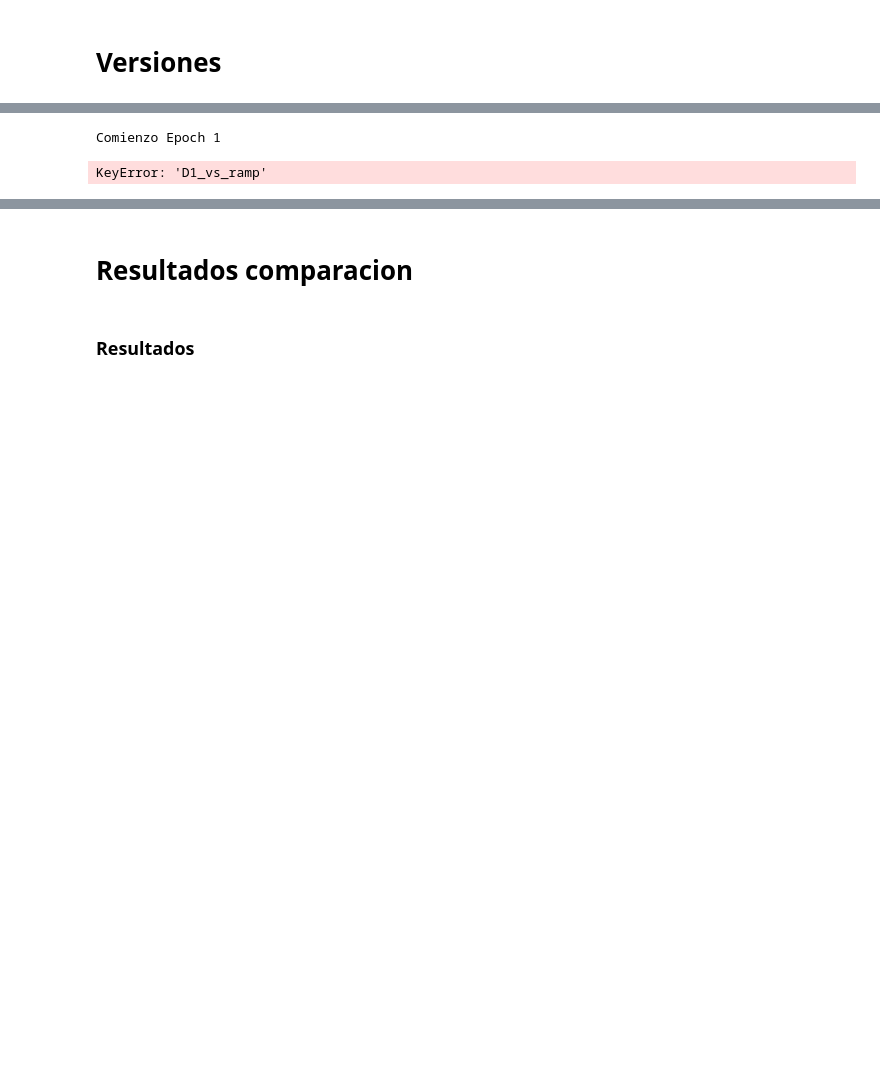
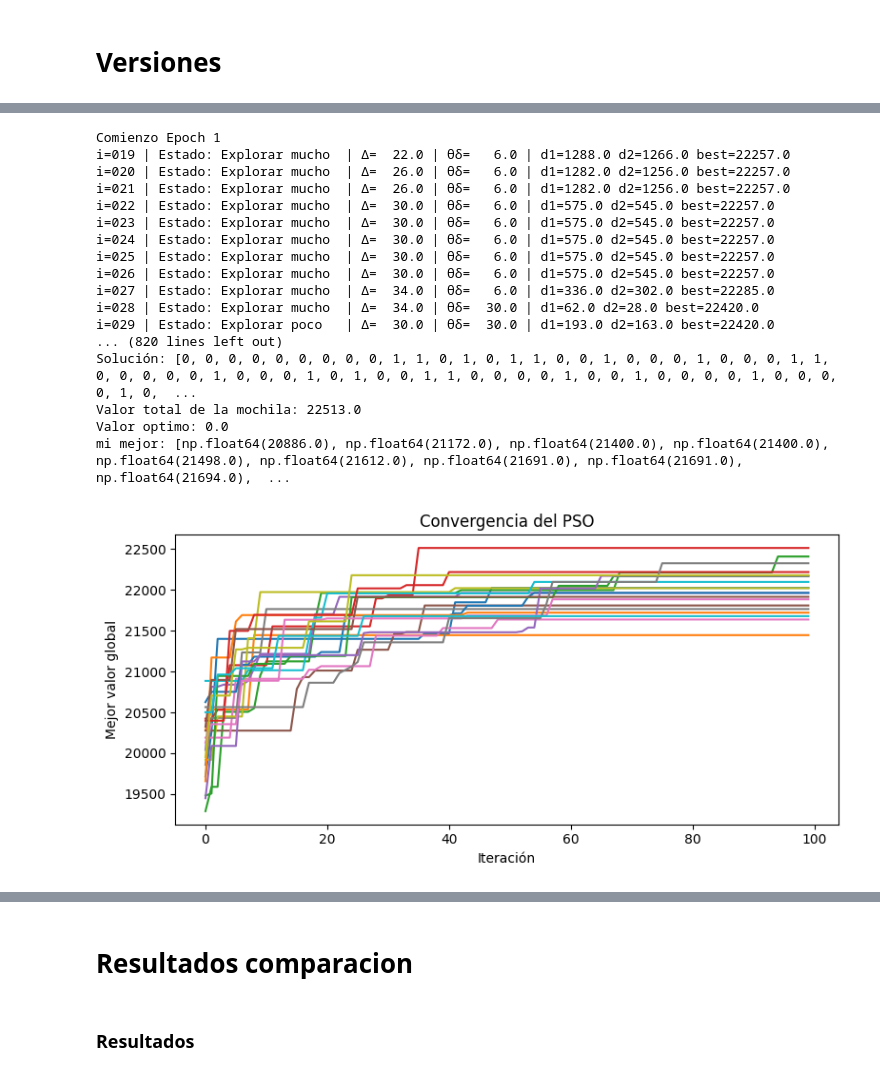
Before and after one commit to jochevipe/DTW_optimization, a Jupyter notebook: LB2_MKP.ipynb, the cells around one changed output, grey strips where cells are left out. Cells and saved outputs as stored; diff of their text form; code cells hidden in the pictures; blank space fills up the shorter version.

```diff
--- a/LB2_MKP.ipynb
+++ b/LB2_MKP.ipynb
@@ -528,7 +534,8 @@ mi mejor: [21660.0, 21660.0, 21660.0, 22577.0, 22577.0, 22577.0, 22577.0, 22577.
 # %%
 from dtw_stagnation import StagnationMonitor, StagnationConfig
+results_autoadaptativa = []
 
-#original
+# Versión Autoadaptativa (4 Estados DTW)
 for aux in range(epoch):
   print(f"Comienzo Epoch {aux + 1}")
 
@@ -540,7 +547,7 @@ for aux in range(epoch):
           patience=2,         # espera 2 confirmaciones antes de disparar
           min_slope=2.0,      # exige al menos +2 unidades por iter
           use_ddtw=True,      # analiza la forma (pendientes)
-          adapt_thresholds=False  # usa umbrales fijos más predecibles
+          adapt_thresholds=True  # usa umbrales fijos más predecibles
       )
   )
 
@@ -565,14 +572,37 @@ for aux in range(epoch):
   # Optimización con PSO
   for iteracion in range(num_iteraciones):
 
+    # --- 1. DTW y Autoadaptación ---
+    inercia = 0.65
+    coeficiente_cognitivo = 2.0
+    coeficiente_social = 2.0
+    estado_actual = "Warm-up"
+
+    out = mon.update(mejor_valor_global)
+
+    if out.get("ready"):
+        delta = out["delta"]
+        theta_delta = out["theta_delta"]
+
+        if delta > theta_delta:
+            estado_actual = "Explorar mucho"
+            inercia = 0.9; coeficiente_cognitivo = 2.5; coeficiente_social = 0.5
+        elif 0 <= delta <= theta_delta:
+            estado_actual = "Explorar poco"
+            inercia = 0.75; coeficiente_cognitivo = 2.2; coeficiente_social = 1.0
+        elif -theta_delta <= delta < 0:
+            estado_actual = "Explotar poco"
+            inercia = 0.65; coeficiente_cognitivo = 2.0; coeficiente_social = 2.0
+        else:
+            estado_actual = "Explotar mucho"
+            inercia = 0.4; coeficiente_cognitivo = 1.0; coeficiente_social = 2.8
+
     # Calcular G1, G2, G3
     G1 = G1_f + (G1_i - G1_f)/(1 - num_iteraciones)*(iteracion - num_iteraciones)
     G2 = G2_f + (G2_i - G2_f)/(1 - num_iteraciones)*(iteracion - num_iteraciones)
     G3 = G3_f + (G3_i - G3_f)/(1 - num_iteraciones)*(iteracion - num_iteraciones)
 
-
     for particula in particulas:
-      # Actualizar velocidad y posición de la partícula
       velocidad = np.array(particula['solucion']) * inercia + \
                   np.array(particula['mejor_solucion_personal']) * coeficiente_cognitivo * random.random() + \
                   np.array(mejor_solucion_global) * coeficiente_social * random.random()
@@ -608,67 +638,71 @@ for aux in range(epoch):
         particula['solucion'] = x2
         particula['valor'] = x2_fitness
 
-
-      # Actualizar la mejor solución personal
       if particula['valor'] > particula['mejor_valor_personal']:
         particula['mejor_valor_personal'] = particula['valor']
         particula['mejor_solucion_personal'] = particula['solucion']
 
-      # Actualizar el mejor global
       if particula['valor'] > mejor_valor_global:
         mejor_valor_global = particula['valor']
         mejor_solucion_global = particula['solucion']
-
 
     lista = []
     for particula in particulas:
       lista.append(particula['valor'])
 
     historial_mejor_global.append(lista)
-    #mio
     historial_mejor_global2.append(mejor_valor_global)
-    out = mon.update(mejor_valor_global)
-
-    d1 = out['D1_vs_ramp']
-    d2 = out["D2_vs_const"]
-    dif_delta = out["delta"]
 
     if out.get("ready"):
       print(
-          f"iter={iteracion:03d}",
-          f"n={out['n']}",
-          f"D1={out['D1_vs_ramp']:.3f}",
-          f"D2={out['D2_vs_const']:.3f}",
-          f"Δ={out['delta']:.3f}",
-          f"θc={out['theta_c']:.2f}",
-          f"θr={out['theta_r']:.2f}",
-          f"no_improve={out['no_improve_len']}",
-          f"fire={out['fire']}",
+          f"i={iteracion:03d} |",
+          f"Estado: {estado_actual:<15} |",
+          f"Δ={out['delta']:6.1f} |",
+          f"θδ={out['theta_delta']:6.1f} |",
+          f"d1={out['D1_vs_ramp']}",
+          f"d2={out['D2_vs_const']}",
+          #f"w={inercia:.2f} c1={coeficiente_cognitivo:.1f} c2={coeficiente_social:.1f} |",
           f"best={mejor_valor_global:.1f}"
       )
 
-  results_original.append(mejor_valor_global)
+  results_autoadaptativa.append(mejor_valor_global)
   print(f"Fin Epoch {aux + 1}")
 
-print(results_original)
+print(results_autoadaptativa)
 # Resultados
 print("Mejor solución encontrada:")
 print("Solución:", mejor_solucion_global)
 print("Valor total de la mochila:", mejor_valor_global)
 print("Valor optimo:", valor_optimo)
 print("mi mejor:", historial_mejor_global2)
 
 # Gráfico para KAKA
 plt.figure(figsize=(8, 4))
 # Gráfico para historial_mejor_global
 plt.subplot(111)
 plt.plot(historial_mejor_global)
 plt.title("Convergencia del PSO")
 plt.xlabel("Iteración")
 plt.ylabel("Mejor valor global")
 
 plt.tight_layout()
 plt.show()
 # %% [output]
 Comienzo Epoch 1
+i=019 | Estado: Explorar mucho  | Δ=  22.0 | θδ=   6.0 | d1=1288.0 d2=1266.0 best=22257.0
+i=020 | Estado: Explorar mucho  | Δ=  26.0 | θδ=   6.0 | d1=1282.0 d2=1256.0 best=22257.0
+i=021 | Estado: Explorar mucho  | Δ=  26.0 | θδ=   6.0 | d1=1282.0 d2=1256.0 best=22257.0
+i=022 | Estado: Explorar mucho  | Δ=  30.0 | θδ=   6.0 | d1=575.0 d2=545.0 best=22257.0
+i=023 | Estado: Explorar mucho  | Δ=  30.0 | θδ=   6.0 | d1=575.0 d2=545.0 best=22257.0
+i=024 | Estado: Explorar mucho  | Δ=  30.0 | θδ=   6.0 | d1=575.0 d2=545.0 best=22257.0
+i=025 | Estado: Explorar mucho  | Δ=  30.0 | θδ=   6.0 | d1=575.0 d2=545.0 best=22257.0
+i=026 | Estado: Explorar mucho  | Δ=  30.0 | θδ=   6.0 | d1=575.0 d2=545.0 best=22257.0
+i=027 | Estado: Explorar mucho  | Δ=  34.0 | θδ=   6.0 | d1=336.0 d2=302.0 best=22285.0
+i=028 | Estado: Explorar mucho  | Δ=  34.0 | θδ=  30.0 | d1=62.0 d2=28.0 best=22420.0
+i=029 | Estado: Explorar poco   | Δ=  30.0 | θδ=  30.0 | d1=193.0 d2=163.0 best=22420.0
+... (820 lines left out)
+Solución: [0, 0, 0, 0, 0, 0, 0, 0, 0, 1, 1, 0, 1, 0, 1, 1, 0, 0, 1, 0, 0, 0, 1, 0, 0, 0, 1, 1, 0, 0, 0, 0, 0, 1, 0, 0, 0, 1, 0, 1, 0, 0, 1, 1, 0, 0, 0, 0, 1, 0, 0, 1, 0, 0, 0, 0, 1, 0, 0, 0, 0, 1, 0,  ...
+Valor total de la mochila: 22513.0
+Valor optimo: 0.0
+mi mejor: [np.float64(20886.0), np.float64(21172.0), np.float64(21400.0), np.float64(21400.0), np.float64(21498.0), np.float64(21612.0), np.float64(21691.0), np.float64(21691.0), np.float64(21694.0),  ...
-KeyError: 'D1_vs_ramp'
+[figure, added]
```
Also changed, not shown: parts of 29 cells of this notebook, 3 other files.
